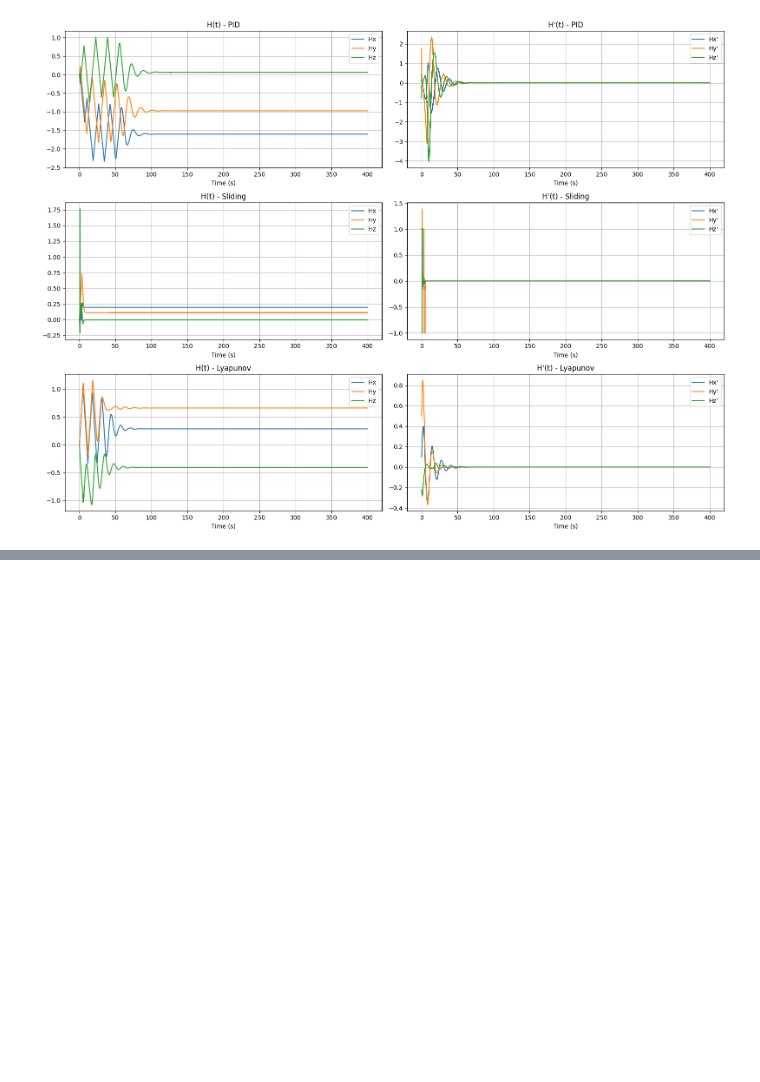
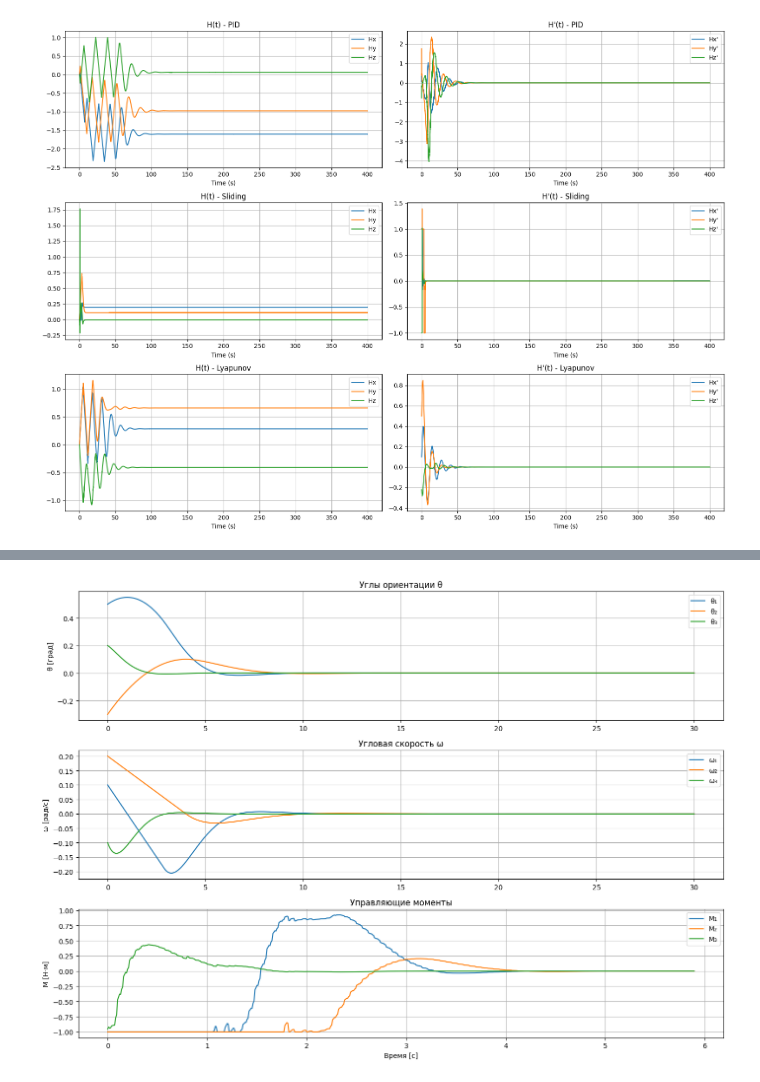
Before and after one commit to Nevsky12/Inter-point-methods-for-satellite-control, a Jupyter notebook: weels.ipynb, the cells around one changed output, grey strips where cells are left out. Drawn from its saved outputs; the diff is of its cells as text; code cells hidden in the pictures; blank space fills up the shorter version.

Commit message:
lqr + linear system

```diff
--- a/weels.ipynb
+++ b/weels.ipynb
@@ -359,0 +284,70 @@ plt.show()
+# %%
+import numpy as np
+from scipy.integrate import solve_ivp
+from scipy.linalg import solve_continuous_are
+import matplotlib.pyplot as plt
+from control import lqr
+
+J = np.diag([10.0, 20.0, 5.0])
+J_inv = np.linalg.inv(J)
+
+A = np.zeros((6,6))  #  6x6 (3 угла + 3 угловых скорости)
+A[:3, 3:6] = np.eye(3)  # θ̇ = ω
+
+B = np.vstack([np.zeros((3,3)), J_inv])
+
+Q = np.diag([10, 10, 10, 1, 1, 1])
+R = np.eye(3)*0.1
+
+K_lqr, S, E = lqr(A, B, Q, R)
+
+x0 = np.array([
+    0.5, -0.3, 0.2,  # Углы θ [рад]
+    0.1, 0.2, -0.1   # Угловая скорость ω [рад/с]
+])
+
+#  (стабилизация)
+x_target = np.zeros(6)
+u_all = []
+
+def linear_dynamics(t, x):
+
+    u = -K_lqr @ (x - x_target)  # LQR
+    u = np.clip(u, -1.0, 1.0)
+    u_all.append(u)
+    dx = A @ x + B @ u
+    return dx
+
+sol = solve_ivp(linear_dynamics, [0, 30], x0, t_eval=np.linspace(0, 30, 3000),
+                method='RK45', rtol=1e-6, atol=1e-9)
+
+u_all = np.array(u_all)
+plt.figure(figsize=(14, 10))
+
+plt.subplot(3, 1, 1)
+plt.plot(sol.t, sol.y[0:3].T)
+plt.title("Углы ориентации θ")
+plt.ylabel("θ [град]")
+plt.legend(["θ₁", "θ₂", "θ₃"])
+plt.grid()
+
+plt.subplot(3, 1, 2)
+plt.plot(sol.t, sol.y[3:6].T)
+plt.title("Угловая скорость ω")
+plt.ylabel("ω [рад/с]")
+plt.legend(["ω₁", "ω₂", "ω₃"])
+plt.grid()
+
+u_history = -K_lqr @ (sol.y - x_target[:,None])
+plt.subplot(3, 1, 3)
+plt.plot(sol.t[:len(u_all)], u_all)
+plt.title("Управляющие моменты")
+plt.xlabel("Время [с]")
+plt.ylabel("M [Н·м]")
+plt.legend(["M₁", "M₂", "M₃"])
+plt.grid()
+
+plt.tight_layout()
+plt.show()
+# %% [output]
+[figure, added]
```
Also changed, not shown: parts of 2 cells of this notebook.
